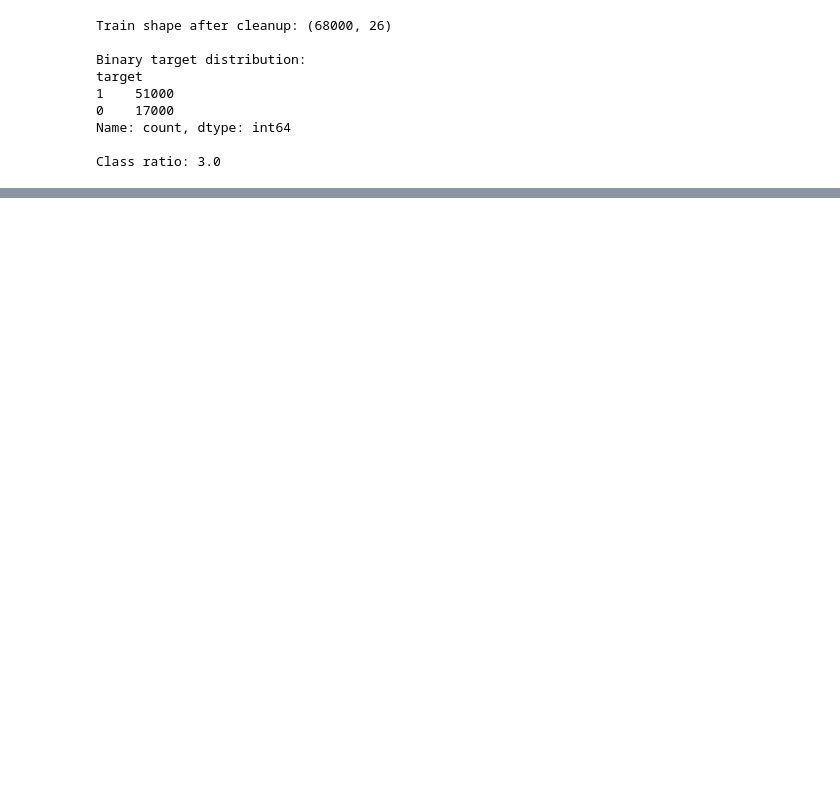
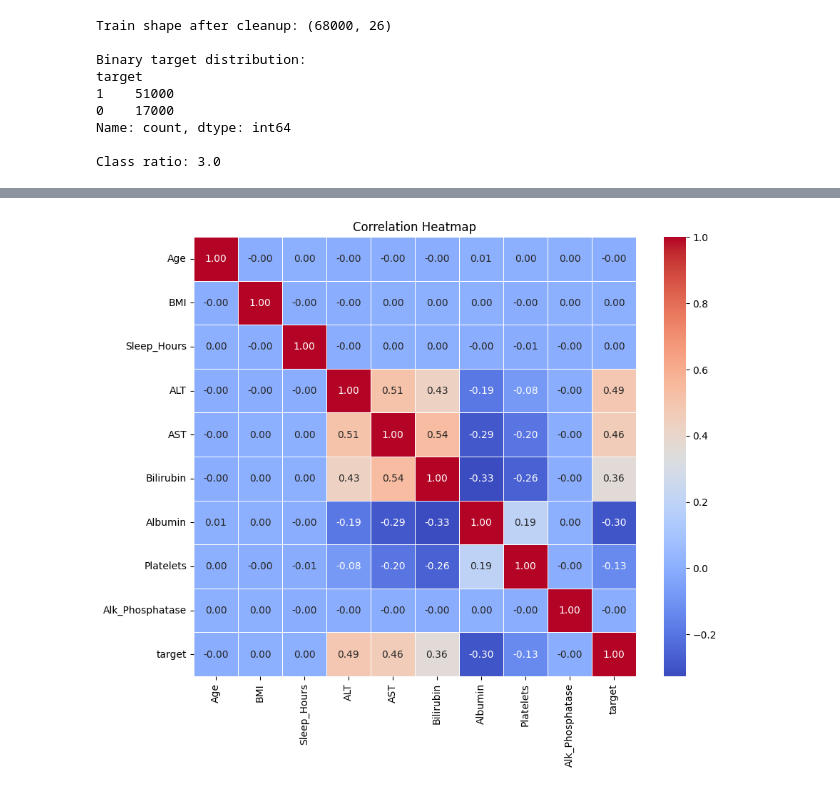
Before and after one commit to saketh242/DS675-MiniProject-Saketh-Travis-Krishna, a Jupyter notebook: project.ipynb, the cells around one changed output, grey strips where cells are left out. Saved outputs shown, nothing was run; the diff lists cells and outputs as text; code cells hidden in the pictures; blank space fills up the shorter version.

```diff
--- a/project.ipynb
+++ b/project.ipynb
@@ -112,0 +136,9 @@ Class ratio: 3.0
+# %%
+# Correlation heatmap on numerical features
+plt.figure(figsize=(10, 8))
+sns.heatmap(train_df[num_cols + ['target']].corr(), annot=True, fmt='.2f',
+            cmap='coolwarm', linewidths=0.5)
+plt.title('Correlation Heatmap')
+plt.show()
+# %% [output]
+[figure, added]
```
Also changed, not shown: parts of 7 cells of this notebook.
